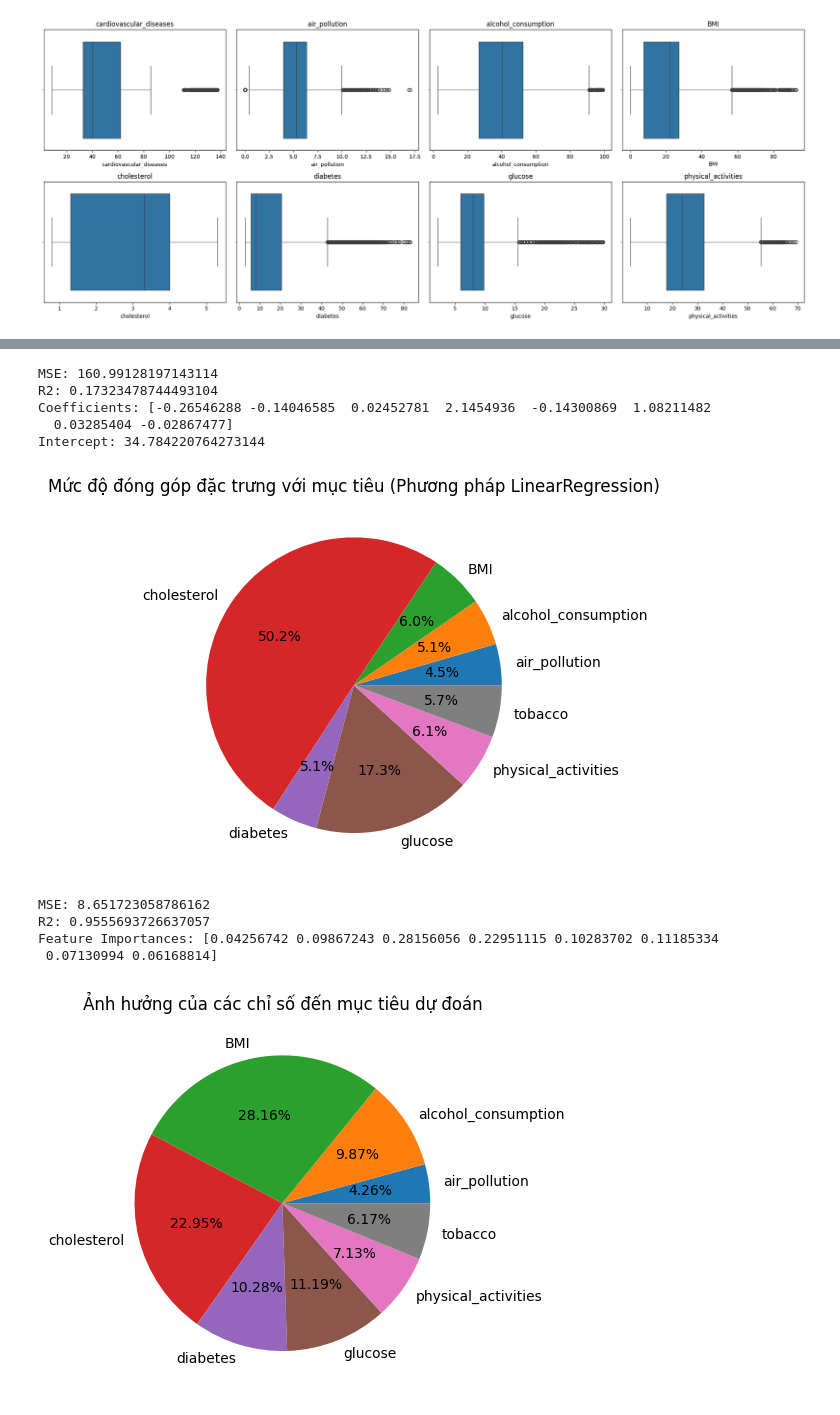
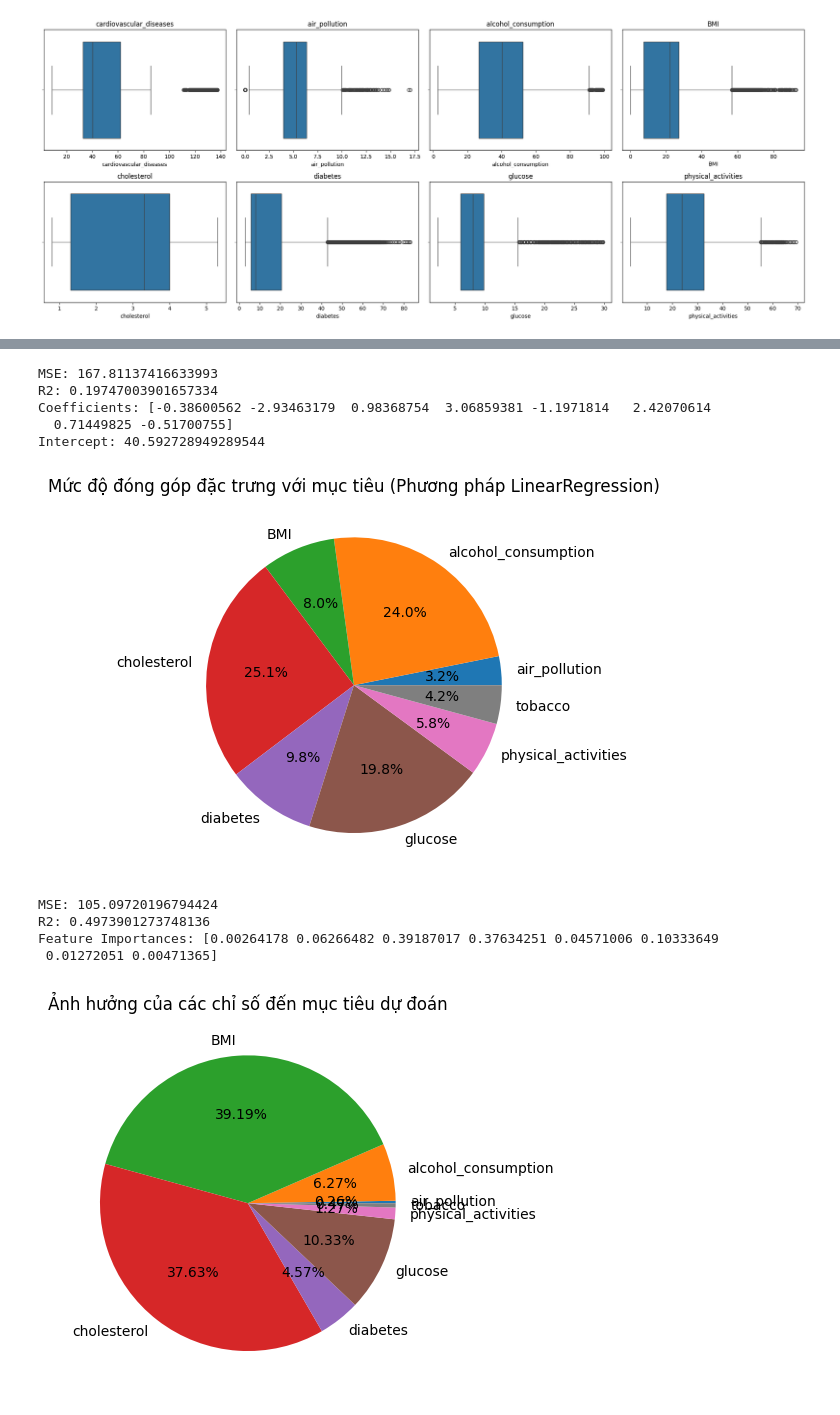
Before and after one commit to baolam/heart-disease-analysis, a Jupyter notebook: processing/draw_for_report.ipynb, the cells around one changed output, grey strips where cells are left out. Cells and saved outputs as stored; diff of their text form; code cells hidden in the pictures.

```diff
--- a/processing/draw_for_report.ipynb
+++ b/processing/draw_for_report.ipynb
@@ -178,2 +155,12 @@ X = df_model
+# %%
+scaler = StandardScaler()
+
+X = scaler.fit_transform(X)
+# %%
+X_train, X_test, y_train, y_test = train_test_split(
+    X, y,
+    test_size=0.3,
+    random_state=42
+)
 # %%
 # Thử tiến hành sử dụng mô hình lý giải
@@ -190,13 +178,13 @@ def run_for_linear(X, y):
     print("Intercept:", model.intercept_)
     return model.coef_, model.intercept_
 # %%
-coef, inter = run_for_linear(X, y)
+coef, inter = run_for_linear(X_train, X_test, y_train, y_test)
 # %% [output]
-MSE: 160.99128197143114
-R2: 0.17323478744493104
-Coefficients: [-0.26546288 -0.14046585  0.02452781  2.1454936  -0.14300869  1.08211482
-  0.03285404 -0.02867477]
-Intercept: 34.784220764273144
+MSE: 167.81137416633993
+R2: 0.19747003901657334
+Coefficients: [-0.38600562 -2.93463179  0.98368754  3.06859381 -1.1971814   2.42070614
+  0.71449825 -0.51700755]
+Intercept: 40.592728949289544
 # %%
 def softmax(z):
     z_shifted = z - np.max(z)   # tránh overflow
@@ -206,41 +197,45 @@ def softmax(z):
 # Vẽ biểu đồ đối với Linear
 # Thử vẽ biểu đồ đóng góp
 # Biểu đồ này ko có ý nghĩa do ko giải thích được hết dữ liệu
+
 plt.figure()
-plt.pie(softmax(coef), labels=X.columns, autopct='%1.1f%%')
+plt.pie(importance, labels=feature_names, autopct='%1.1f%%')
 plt.title('Mức độ đóng góp đặc trưng với mục tiêu (Phương pháp LinearRegression)')
 plt.show()
 # %% [output]
-[figure, old version]
+[figure, new version]
 # %%
-def run_for_random_forest(X, y):
+def run_for_random_forest(X_train, X_test, y_train, y_test):
+
     model = RandomForestRegressor(
-        n_estimators=100,
-        max_depth=None,
-        random_state=42,
+        n_estimators=200,
+        max_depth=5,
+        random_state=42
     )
 
-    model.fit(X, y)
-    y_pred = model.predict(X)
-    print("MSE:", mean_squared_error(y, y_pred))
-    print("R2:", r2_score(y, y_pred))
+    model.fit(X_train, y_train)
+
+    y_pred = model.predict(X_test)
+
+    print("MSE:", mean_squared_error(y_test, y_pred))
+    print("R2:", r2_score(y_test, y_pred))
 
     print("Feature Importances:", model.feature_importances_)
     return model.feature_importances_
 # %%
-impor = run_for_random_forest(X, y)
+impor = run_for_random_forest(X_train, X_test, y_train, y_test)
 # %% [output]
-MSE: 8.651723058786162
-R2: 0.9555693726637057
-Feature Importances: [0.04256742 0.09867243 0.28156056 0.22951115 0.10283702 0.11185334
- 0.07130994 0.06168814]
+MSE: 105.09720196794424
+R2: 0.4973901273748136
+Feature Importances: [0.00264178 0.06266482 0.39187017 0.37634251 0.04571006 0.10333649
+ 0.01272051 0.00471365]
 # %%
 plt.figure()
-plt.pie(impor.tolist(), labels=X.columns, autopct='%1.2f%%')
+plt.pie(impor.tolist(), labels=feature_names, autopct='%1.2f%%')
 plt.title('Ảnh hưởng của các chỉ số đến mục tiêu dự đoán')
 plt.show()
 # %% [output]
-[figure, old version]
+[figure, new version]
 # %%
 def draw_contribution(groups : dict = None, title=""):
     # Tiến hành tiền xử lí sơ sơ
```
Also changed, not shown: parts of 20 cells of this notebook.
